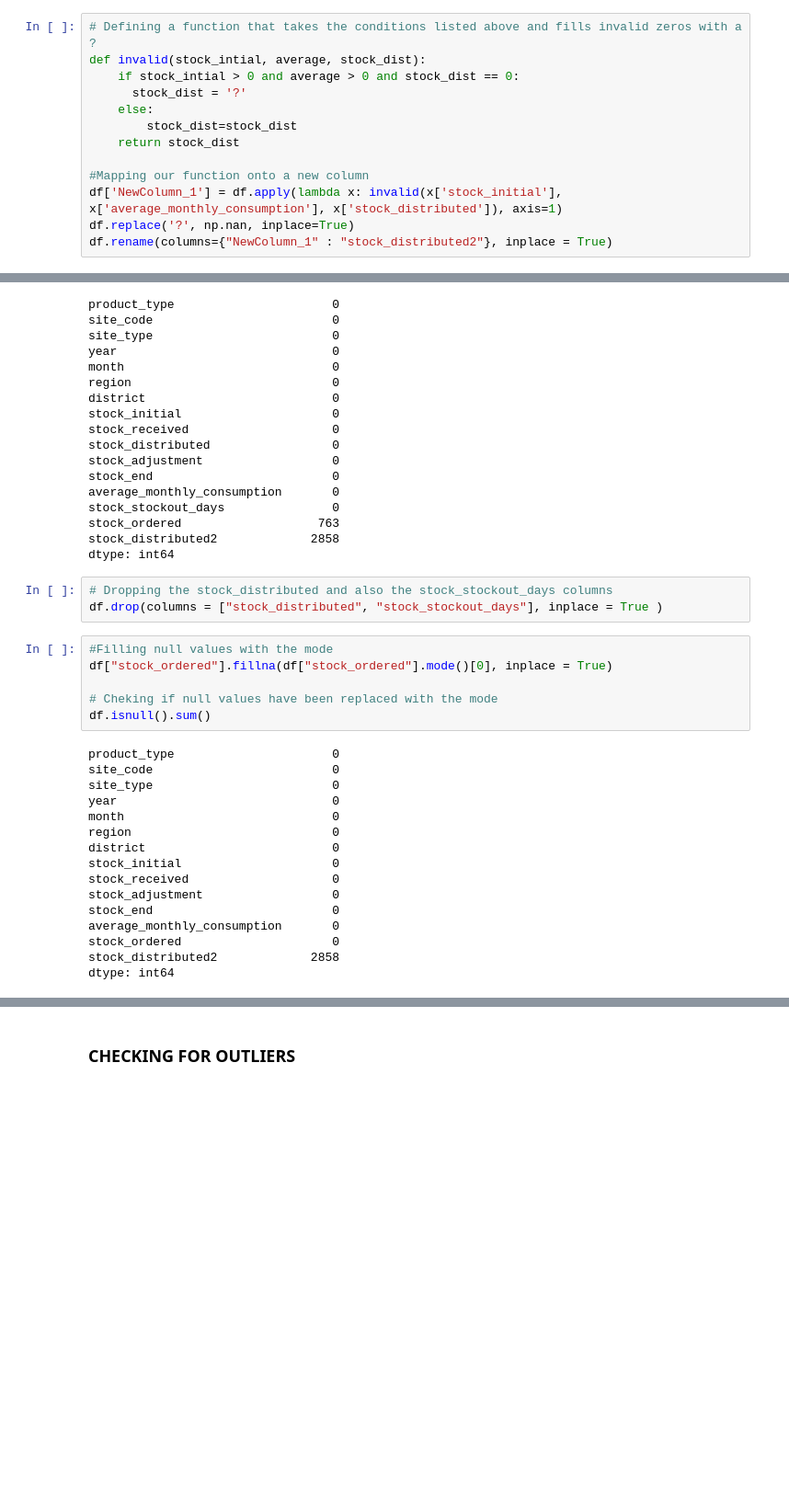
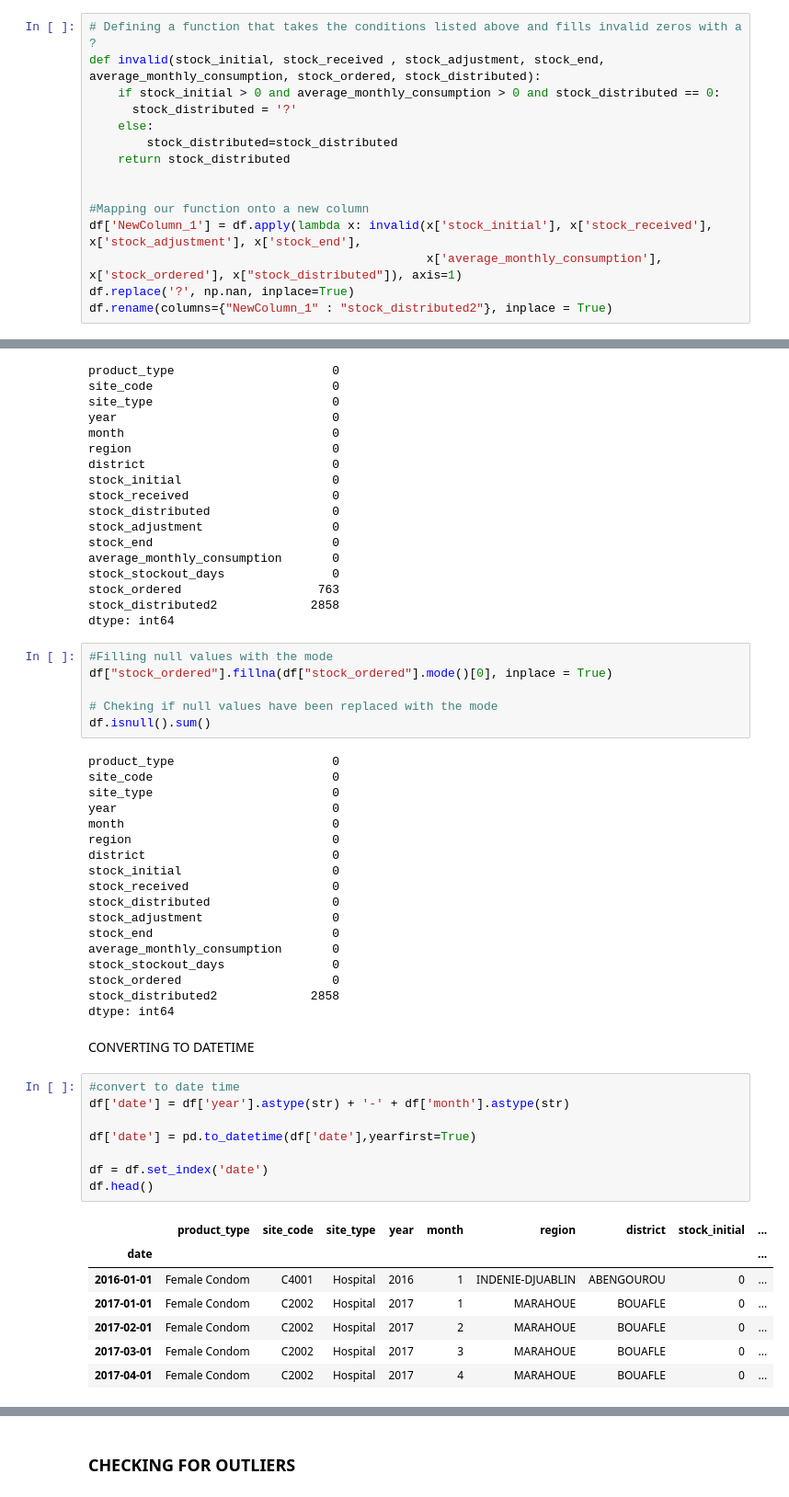
Before and after one commit to Viviankatheu/Future-Contraceptive-Use, a Jupyter notebook: Intelligent_Forecasting_Challenge_Model_Future_Contraceptive__Use_in_Cote_d'Ivoire.ipynb, the cells around one changed output, grey strips where cells are left out. Shown at 92% size. Drawn from its saved outputs; the diff is of its cells as text; blank space fills up the shorter version.

```diff
--- a/Intelligent_Forecasting_Challenge_Model_Future_Contraceptive__Use_in_Cote_d'Ivoire.ipynb
+++ b/Intelligent_Forecasting_Challenge_Model_Future_Contraceptive__Use_in_Cote_d'Ivoire.ipynb
@@ -457,14 +459,16 @@ B) Stock_distributed for a contraceptive product at a service delivery site is r
 # %%
 # Defining a function that takes the conditions listed above and fills invalid zeros with a ?
-def invalid(stock_intial, average, stock_dist):
-    if stock_intial > 0 and average > 0 and stock_dist == 0:
-      stock_dist = '?'
+def invalid(stock_initial, stock_received , stock_adjustment, stock_end, average_monthly_consumption, stock_ordered, stock_distributed):
+    if stock_initial > 0 and average_monthly_consumption > 0 and stock_distributed == 0:
+      stock_distributed = '?'
     else:
-        stock_dist=stock_dist
-    return stock_dist
+        stock_distributed=stock_distributed
+    return stock_distributed
+
 
 #Mapping our function onto a new column
-df['NewColumn_1'] = df.apply(lambda x: invalid(x['stock_initial'], x['average_monthly_consumption'], x['stock_distributed']), axis=1)
+df['NewColumn_1'] = df.apply(lambda x: invalid(x['stock_initial'], x['stock_received'], x['stock_adjustment'], x['stock_end'],
+                                               x['average_monthly_consumption'], x['stock_ordered'], x["stock_distributed"]), axis=1)
 df.replace('?', np.nan, inplace=True)
 df.rename(columns={"NewColumn_1" : "stock_distributed2"}, inplace = True)
 # %%
@@ -488,9 +492,6 @@ stock_stockout_days               0
 stock_ordered                   763
 stock_distributed2             2858
 dtype: int64
-# %%
-# Dropping the stock_distributed and also the stock_stockout_days columns
-df.drop(columns = ["stock_distributed", "stock_stockout_days"], inplace = True )
 # %%
 #Filling null values with the mode
 df["stock_ordered"].fillna(df["stock_ordered"].mode()[0], inplace = True)
@@ -507,9 +508,29 @@ region                            0
 district                          0
 stock_initial                     0
 stock_received                    0
+stock_distributed                 0
 stock_adjustment                  0
 stock_end                         0
 average_monthly_consumption       0
+stock_stockout_days               0
 stock_ordered                     0
 stock_distributed2             2858
 dtype: int64
+# %% [markdown]
+CONVERTING TO DATETIME
+# %%
+#convert to date time
+df['date'] = df['year'].astype(str) + '-' + df['month'].astype(str)
+
+df['date'] = pd.to_datetime(df['date'],yearfirst=True)
+
+df = df.set_index('date')
+df.head()
+# %% [output]
+|  | product_type | site_code | site_type | year | month | region | district | stock_initial | ... |
+| date |  |  |  |  |  |  |  |  | ... |
+| 2016-01-01 | Female Condom | C4001 | Hospital | 2016 | 1 | INDENIE-DJUABLIN | ABENGOUROU | 0 | ... |
+| 2017-01-01 | Female Condom | C2002 | Hospital | 2017 | 1 | MARAHOUE | BOUAFLE | 0 | ... |
+| 2017-02-01 | Female Condom | C2002 | Hospital | 2017 | 2 | MARAHOUE | BOUAFLE | 0 | ... |
+| 2017-03-01 | Female Condom | C2002 | Hospital | 2017 | 3 | MARAHOUE | BOUAFLE | 0 | ... |
+| 2017-04-01 | Female Condom | C2002 | Hospital | 2017 | 4 | MARAHOUE | BOUAFLE | 0 | ... |
```
Also changed, not shown: parts of 16 cells of this notebook.
